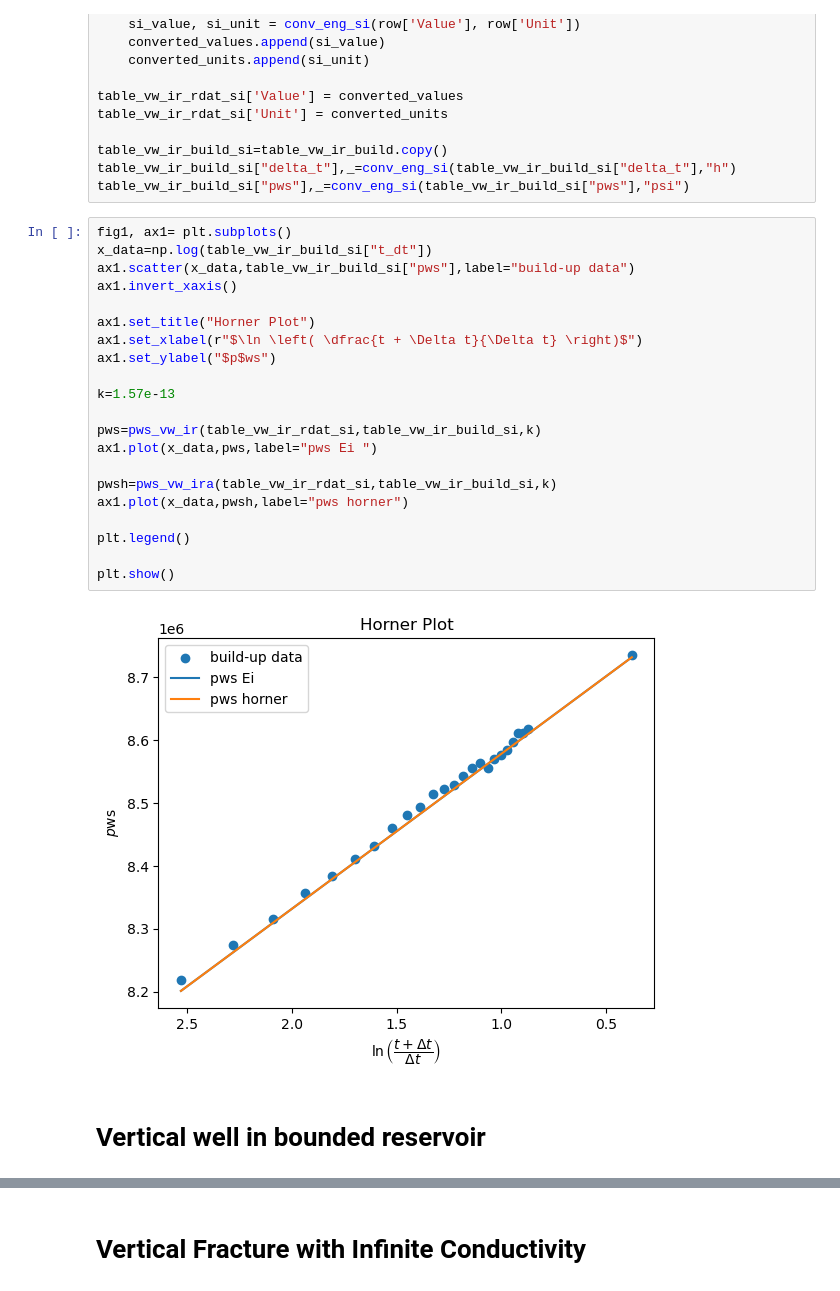
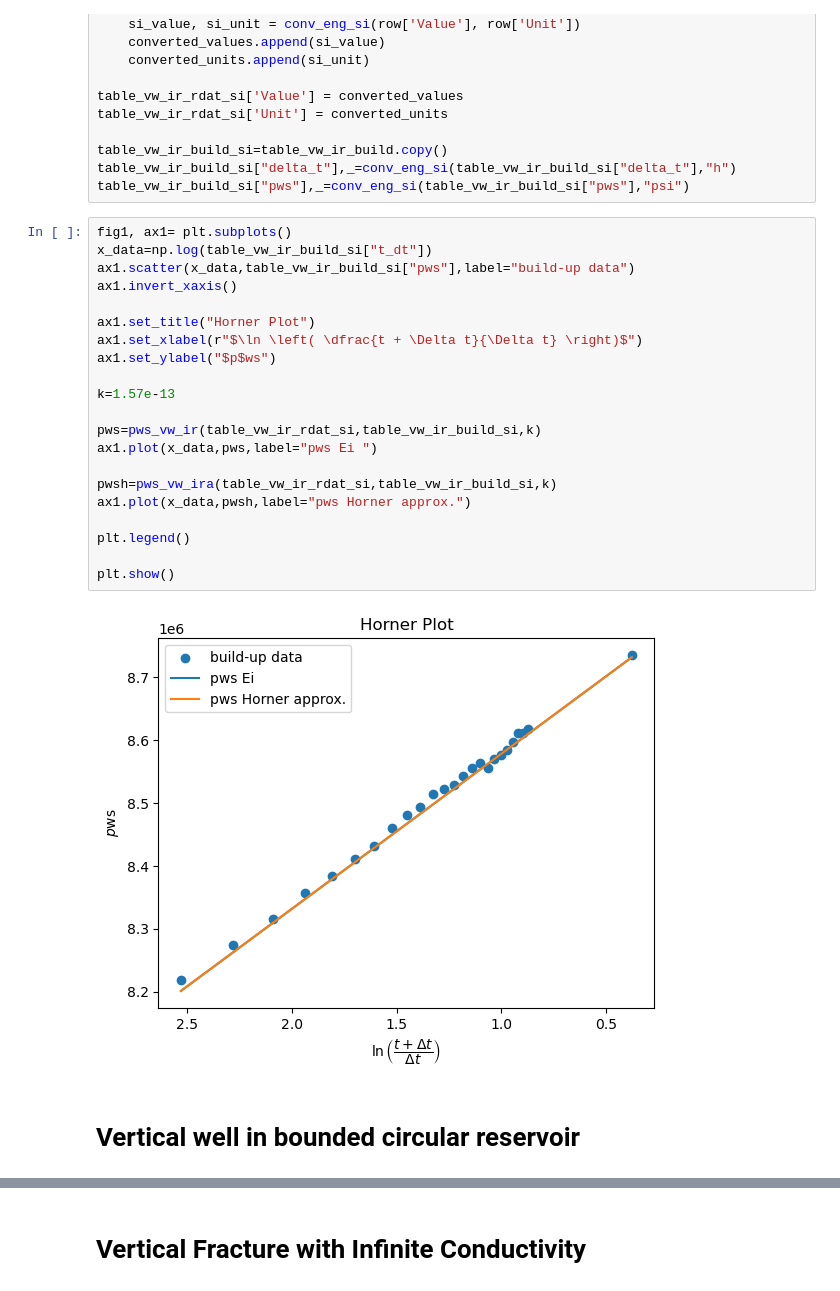
Before and after one commit to Leo-kp/Analytical_Pressures, a Jupyter notebook: Analytical_p.ipynb, the cells around one changed output, grey strips where cells are left out. Cells and saved outputs as stored; diff of their text form.

```diff
--- a/Analytical_p.ipynb
+++ b/Analytical_p.ipynb
@@ -41,26 +41,26 @@ table_vw_ir_build_si["pws"],_=conv_eng_si(table_vw_ir_build_si["pws"],"psi")
 # %%
 fig1, ax1= plt.subplots()
 x_data=np.log(table_vw_ir_build_si["t_dt"])
 ax1.scatter(x_data,table_vw_ir_build_si["pws"],label="build-up data")
 ax1.invert_xaxis()
 
 ax1.set_title("Horner Plot")
 ax1.set_xlabel(r"$\ln \left( \dfrac{t + \Delta t}{\Delta t} \right)$")
 ax1.set_ylabel("$p$ws")
 
 k=1.57e-13
 
 pws=pws_vw_ir(table_vw_ir_rdat_si,table_vw_ir_build_si,k)
 ax1.plot(x_data,pws,label="pws Ei ")
 
 pwsh=pws_vw_ira(table_vw_ir_rdat_si,table_vw_ir_build_si,k)
-ax1.plot(x_data,pwsh,label="pws horner")
+ax1.plot(x_data,pwsh,label="pws Horner approx.")
 
 plt.legend()
 
 plt.show()
 # %% [output]
-[figure, old version]
+[figure, new version]
 # %% [markdown]
-# Vertical well in bounded reservoir
+# Vertical well in bounded circular reservoir
 # %% [markdown]
```
Also changed, not shown: parts of 15 cells of this notebook, 8 other files.
